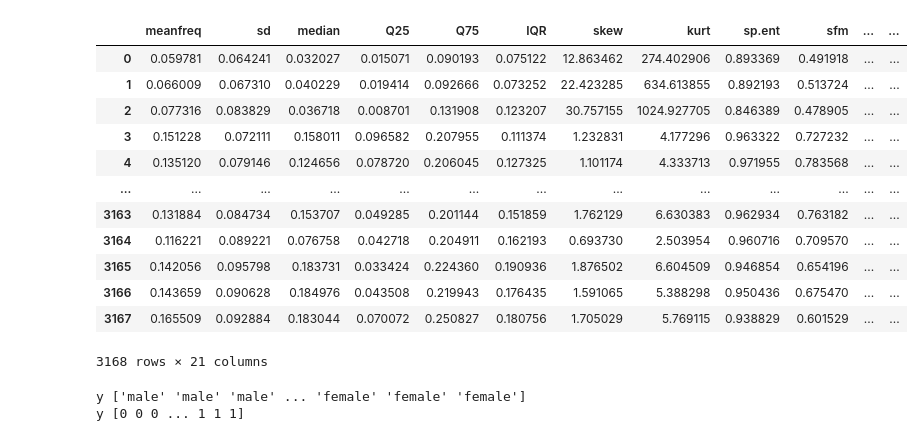
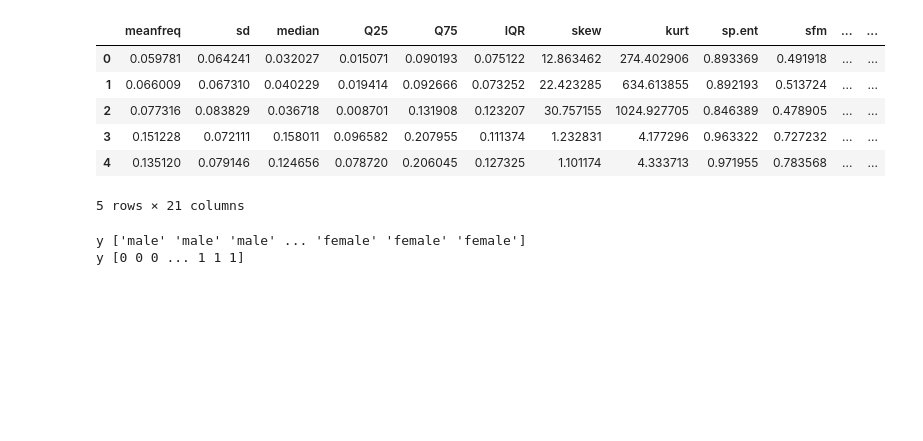
Before and after one commit to DragonChen-TW/Voice-Dimension-Reduction, a Jupyter notebook: supervised_ann.ipynb, the cells around one changed output. Saved outputs shown, nothing was run; the diff lists cells and outputs as text; code cells hidden in the pictures; blank space fills up the shorter version.

```diff
--- a/supervised_ann.ipynb
+++ b/supervised_ann.ipynb
@@ -3,21 +3,15 @@ import pandas as pd
 import torch
 # %%
 df = pd.read_csv('voice.csv')
-df
+df.head()
 # %% [output]
 |  | meanfreq | sd | median | Q25 | Q75 | IQR | skew | kurt | sp.ent | sfm | ... | ... |
 | 0 | 0.059781 | 0.064241 | 0.032027 | 0.015071 | 0.090193 | 0.075122 | 12.863462 | 274.402906 | 0.893369 | 0.491918 | ... | ... |
 | 1 | 0.066009 | 0.067310 | 0.040229 | 0.019414 | 0.092666 | 0.073252 | 22.423285 | 634.613855 | 0.892193 | 0.513724 | ... | ... |
 | 2 | 0.077316 | 0.083829 | 0.036718 | 0.008701 | 0.131908 | 0.123207 | 30.757155 | 1024.927705 | 0.846389 | 0.478905 | ... | ... |
 | 3 | 0.151228 | 0.072111 | 0.158011 | 0.096582 | 0.207955 | 0.111374 | 1.232831 | 4.177296 | 0.963322 | 0.727232 | ... | ... |
 | 4 | 0.135120 | 0.079146 | 0.124656 | 0.078720 | 0.206045 | 0.127325 | 1.101174 | 4.333713 | 0.971955 | 0.783568 | ... | ... |
-| ... | ... | ... | ... | ... | ... | ... | ... | ... | ... | ... | ... | ... |
-| 3163 | 0.131884 | 0.084734 | 0.153707 | 0.049285 | 0.201144 | 0.151859 | 1.762129 | 6.630383 | 0.962934 | 0.763182 | ... | ... |
-| 3164 | 0.116221 | 0.089221 | 0.076758 | 0.042718 | 0.204911 | 0.162193 | 0.693730 | 2.503954 | 0.960716 | 0.709570 | ... | ... |
-| 3165 | 0.142056 | 0.095798 | 0.183731 | 0.033424 | 0.224360 | 0.190936 | 1.876502 | 6.604509 | 0.946854 | 0.654196 | ... | ... |
-| 3166 | 0.143659 | 0.090628 | 0.184976 | 0.043508 | 0.219943 | 0.176435 | 1.591065 | 5.388298 | 0.950436 | 0.675470 | ... | ... |
-| 3167 | 0.165509 | 0.092884 | 0.183044 | 0.070072 | 0.250827 | 0.180756 | 1.705029 | 5.769115 | 0.938829 | 0.601529 | ... | ... |
-3168 rows × 21 columns
+5 rows × 21 columns
 # %%
 x = df.values[:, :-1]
 x = torch.tensor(x.astype('float32'))
```
Also changed, not shown: parts of 11 cells of this notebook, 5 other files.
